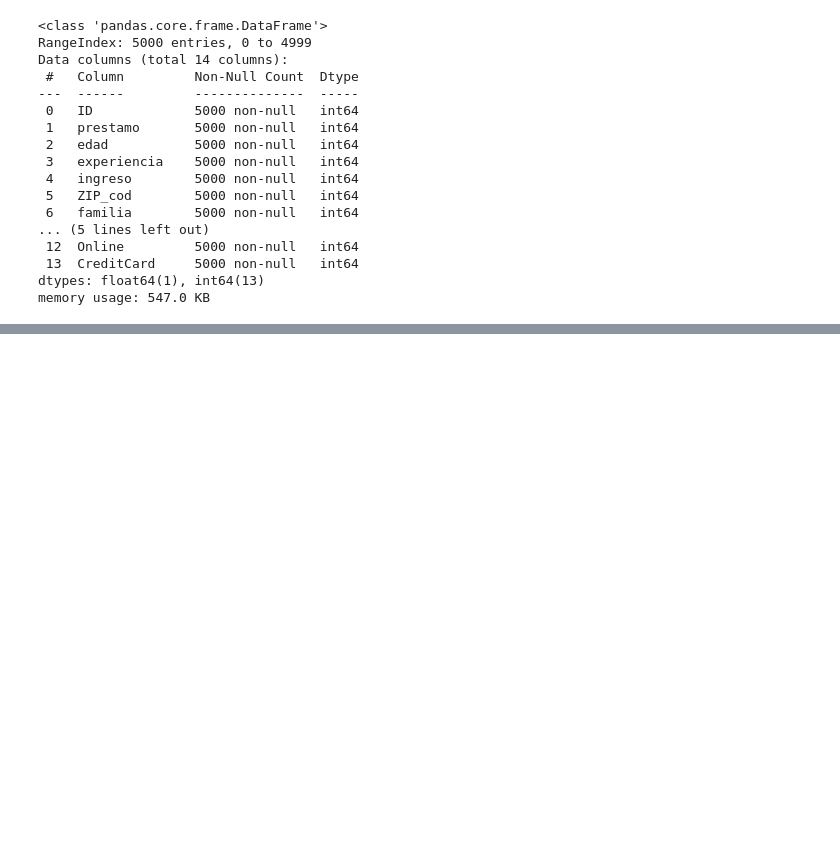
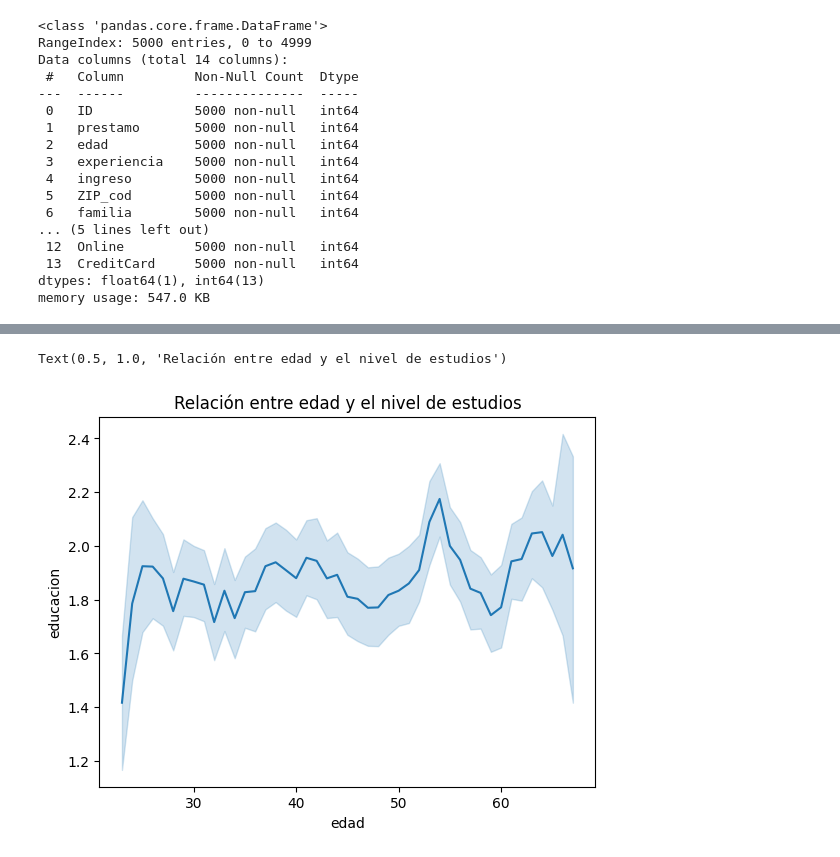
Before and after one commit to where-are-the-avocados/Data-Analysis, a Jupyter notebook: project_n1.ipynb, the cells around one changed output, grey strips where cells are left out. Cells and saved outputs as stored; diff of their text form; code cells hidden in the pictures; blank space fills up the shorter version.

```diff
--- a/project_n1.ipynb
+++ b/project_n1.ipynb
@@ -40,0 +115,5 @@ memory usage: 547.0 KB
+# %%
+sns.lineplot(x="edad",y="educacion", data=df).set_title("Relación entre edad y el nivel de estudios")
+# %% [output]
+Text(0.5, 1.0, 'Relación entre edad y el nivel de estudios')
+[figure, added]
```
Also changed, not shown: parts of 8 cells of this notebook, 1 other file.
